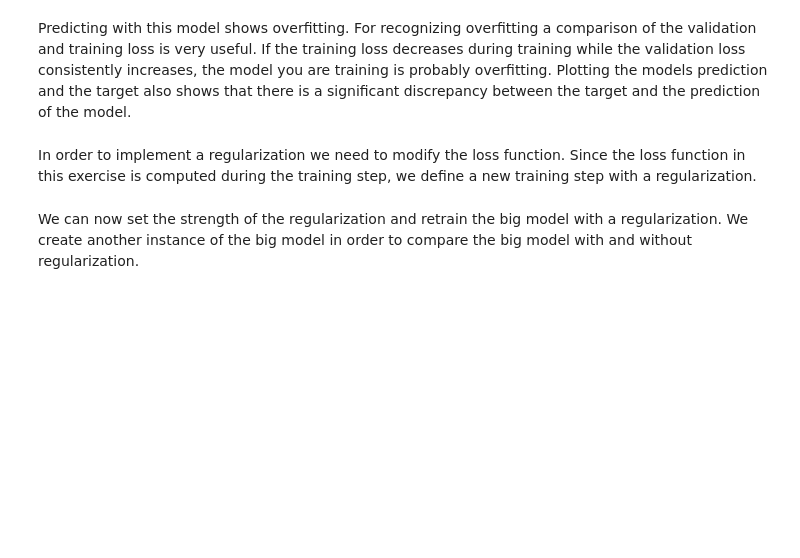
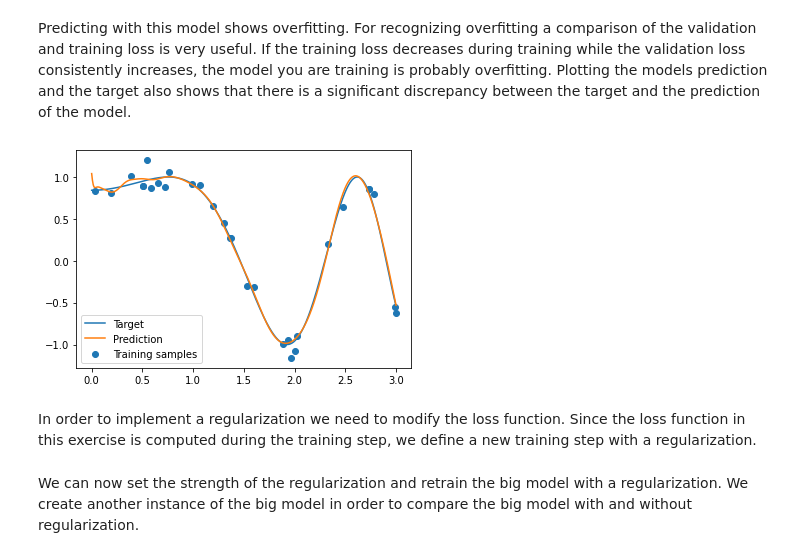
Before and after one commit to saapo-ka-baadshah/my_uni_work, a Jupyter notebook: assignment1.ipynb, the cells around one changed output. Drawn from its saved outputs; the diff is of its cells as text; code cells hidden in the pictures; blank space fills up the shorter version.

```diff
--- a/assignment1.ipynb
+++ b/assignment1.ipynb
@@ -242,38 +224,21 @@ With the theoretical background on regularization we can now implement it and ob
 class MyBigModel(object):
     def __init__(self):
         # Create model variables
-        self.W0 = tf.Variable(
-            initial_value = w_init(shape=(1, 100), dtype="float32"),
-            trainable = True
-        )
-        self.b0 = tf.Variable(
-            initial_value = b_init(shape=(100, ), dtype="float32"),
-            trainable = True
-        )
-        self.W1 = tf.Variable(
-            initial_value = w_init(shape=(100, 50), dtype="float32"),
-            trainable = True
-        )
-        self.b1 = tf.Variable(
-            initial_value = b_init(shape=(50, ), dtype="float32"),
-            trainable = True
-        )
-        self.W2 = tf.Variable(
-            initial_value = w_init(shape=(50, 1), dtype="float32"),
-            trainable = True
-        )
-        self.b2 = tf.Variable(
-            initial_value = b_init(shape=(1, ), dtype="float32"),
-            trainable = True
-        )
+        self.W0 = tf.Variable(tf.random.normal([1,100]))
+        self.W1 = tf.Variable(tf.random.normal([100,50]))
+        self.W2 = tf.Variable(tf.random.normal([50,1]))
+        self.b0 = tf.Variable(tf.zeros([100,]))
+        self.b1 = tf.Variable(tf.zeros([50,]))
+        self.b2 = tf.Variable(tf.zeros([1,]))
+
         self.trainable_variables = [self.W0, self.b0, self.W1, self.b1, self.W2, self.b2]
 
     def __call__(self, inputs):
         # Compute forward pass
         output = tf.reshape(inputs, [-1, 1])
-        output =
-        output =
-        output =
+        output = tf.nn.tanh(tf.matmul(output, self.W0) + self.b0)
+        output = tf.nn.tanh(tf.matmul(output, self.W1) + self.b1)
+        output = (tf.matmul(output, self.W2)) + self.b2
         return output
 # %% [markdown]
 After creating one instance of this class we can again train it on our data set. We will also create a new optimizer for training this bigger model, since some optimizers adapt the learning rates for individual parameters during a training process and we do not want to train our bigger model with learning rates adopted from an earlier training run.
@@ -315,12 +300,14 @@ for x_t, y_t in train_overfit_ds:
 # %% [markdown]
 Predicting with this model shows overfitting. For recognizing overfitting a comparison of the validation and training loss is very useful. If the training loss decreases during training while the validation loss consistently increases, the model you are training is probably overfitting. Plotting the models prediction and the target also shows that there is a significant discrepancy between the target and the prediction of the model.
 # %%
-y_pred = # Predict on x with "big_mdl"
+y_pred = big_mdl(x) # Predict on x with "big_mdl"
 plt.scatter(x_train_overfit, y_train_overfit)
 plt.plot(x, y_true)
 plt.plot(x, y_pred.numpy())
 plt.legend(["Target", "Prediction", "Training samples"])
 plt.show()
+# %% [output]
+[figure, added]
 # %% [markdown]
 In order to implement a regularization we need to modify the loss function. Since the loss function in this exercise is computed during the training step, we define a new training step with a regularization.
 # %%
```
Also changed, not shown: parts of 13 cells of this notebook.
